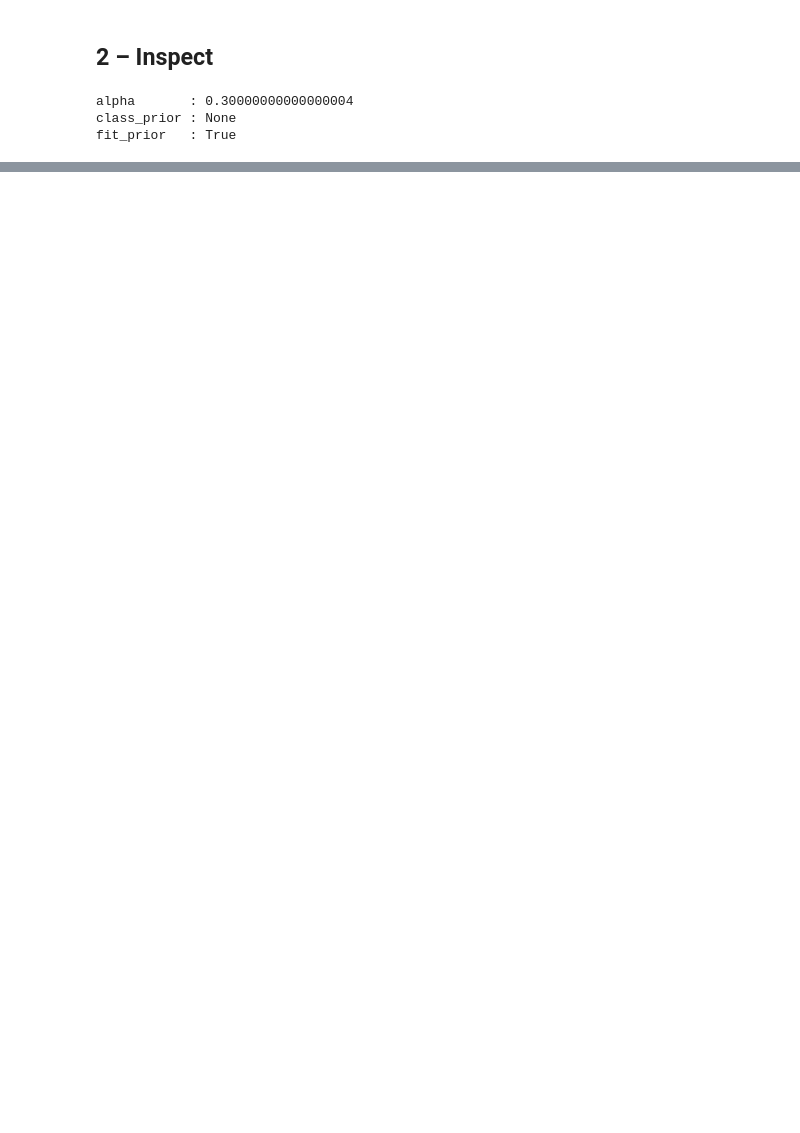
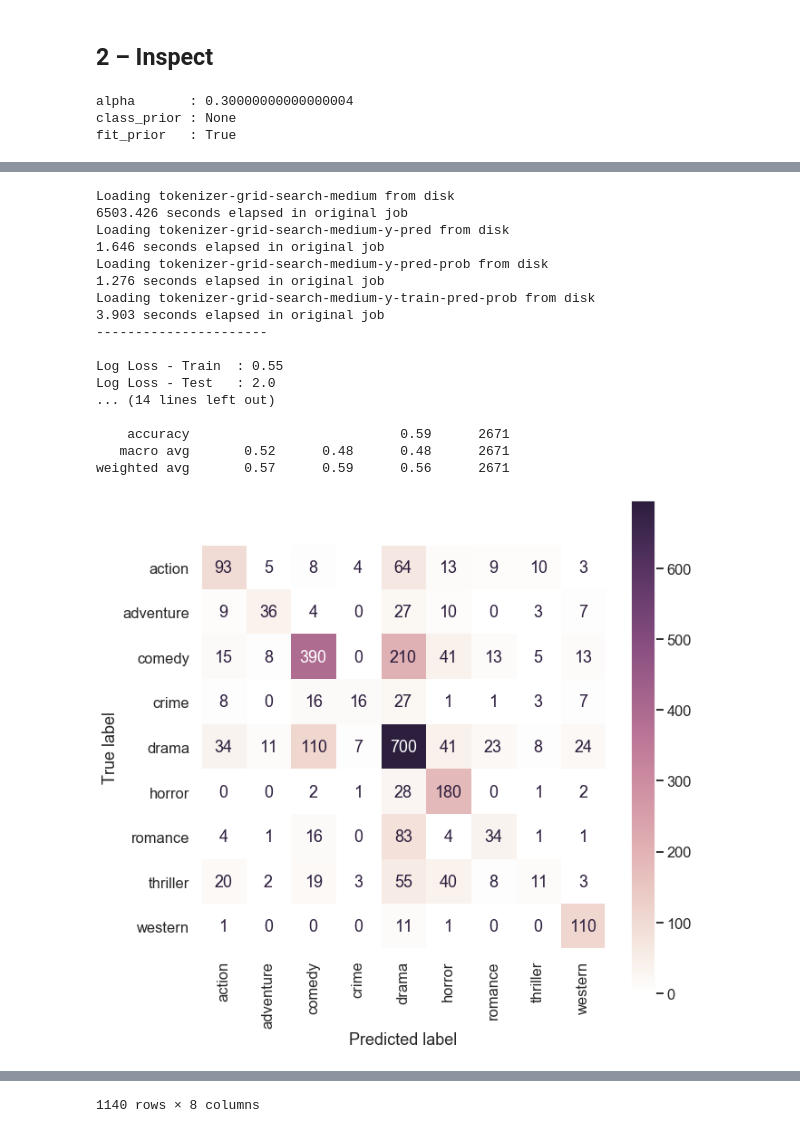
Before and after one commit to rcharan/movie-genre-classification, a Jupyter notebook: classification.ipynb, the cells around one changed output, grey strips where cells are left out. Drawn from its saved outputs; the diff is of its cells as text; code cells hidden in the pictures; blank space fills up the shorter version.

```diff
--- a/classification.ipynb
+++ b/classification.ipynb
@@ -484,0 +759,3 @@ fit_prior   : False
+# %%
+# Tokenizer parts of speech
+parts_of_speech = ['ADJ', 'ADV', 'INTJ', 'NOUN', 'NUM', 'PROPN', 'VERB']
@@ -484,0 +832,56 @@ fit_prior   : False
+# %%
+def powerset(list_, sizes = None):
+    if not sizes:
+        sizes = range(1, len(list_)+1)
+    return list(itertools.chain.from_iterable(
+                itertools.combinations(list_, r) for r in sizes))
+# %%
+# Tracking
+model_data    = {'name'    : 'tokenizer-grid-search-medium',
+                 'display' : 'tokenizer-grid-search-medium'}
+
+# Parameters for Grid Search
+tokenizer_param_grid = {
+    'allow_oov' : [True, False],
+    'lemmatize' : [True, False],
+    'parts_of_speech' : powerset(parts_of_speech, sizes = [1, 2, 5, 6, 7]) # 57 options, could take a while
+}
+learner_param_grid   = {
+    'alpha' : list(np.linspace(0.05, 0.45, 5))
+}
+
+# Build and Fit the Model
+tokenizer_param_grid = prefix_dict(tokenizer_prefix, tokenizer_param_grid)
+model = make_grid_search(learner, easy_splitter, tokenizer_param_grid, learner_param_grid)
+with joblib.parallel_backend('multiprocessing'):
+    model = persist(model_data['name'], model, 'fit', X, y)
+
+# Register Data
+model_data['model'] = model
+models.append(model_data)
+
+# Evaluate
+evaluate(model_data)
+
+# Inspect
+cv_df = cv_results(model)
+cv_df
+# %% [output]
+Loading tokenizer-grid-search-medium from disk
+6503.426 seconds elapsed in original job
+Loading tokenizer-grid-search-medium-y-pred from disk
+1.646 seconds elapsed in original job
+Loading tokenizer-grid-search-medium-y-pred-prob from disk
+1.276 seconds elapsed in original job
+Loading tokenizer-grid-search-medium-y-train-pred-prob from disk
+3.903 seconds elapsed in original job
+----------------------
+
+Log Loss - Train  : 0.55
+Log Loss - Test   : 2.0
+... (14 lines left out)
+
+    accuracy                           0.59      2671
+   macro avg       0.52      0.48      0.48      2671
+weighted avg       0.57      0.59      0.56      2671
+[figure, added]
@@ -484,0 +900 @@ fit_prior   : False
+1140 rows × 8 columns
```
Also changed, not shown: parts of 34 cells of this notebook, 34 other files.
